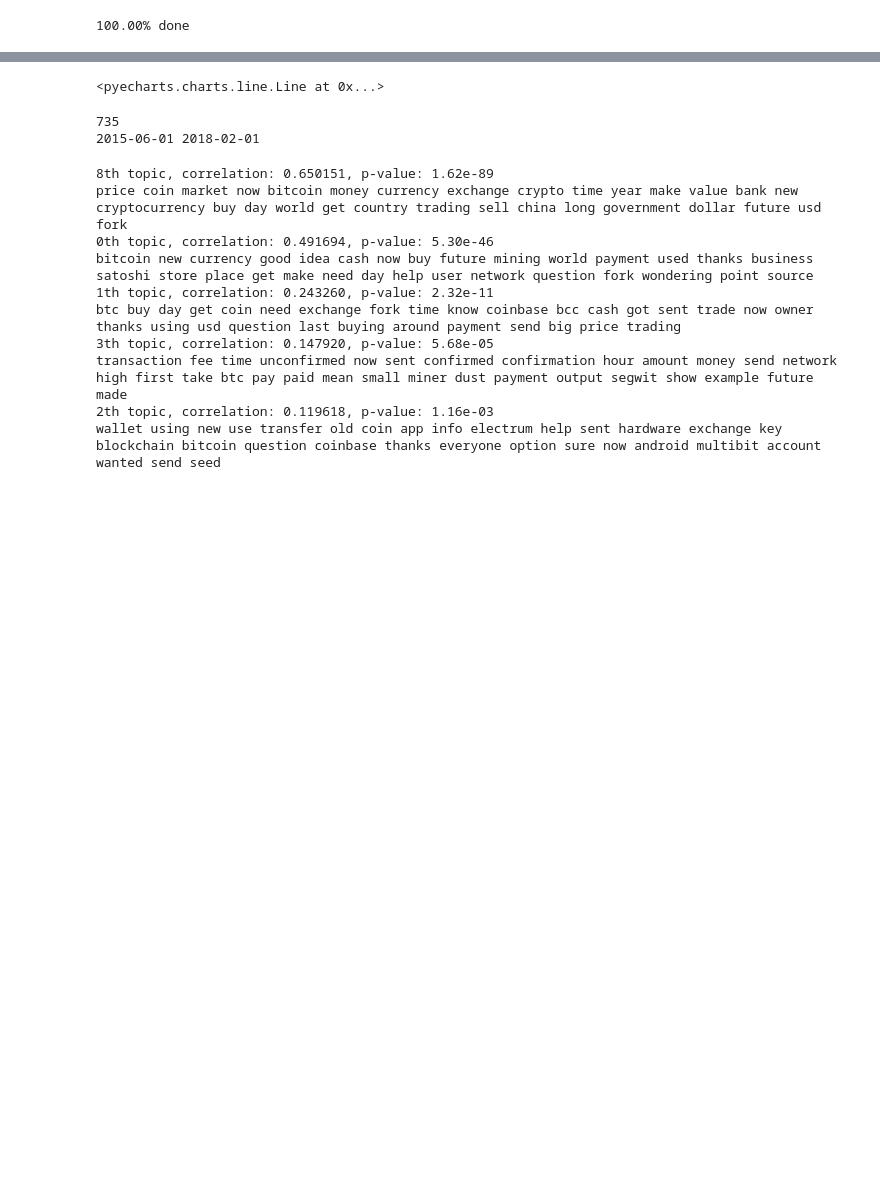
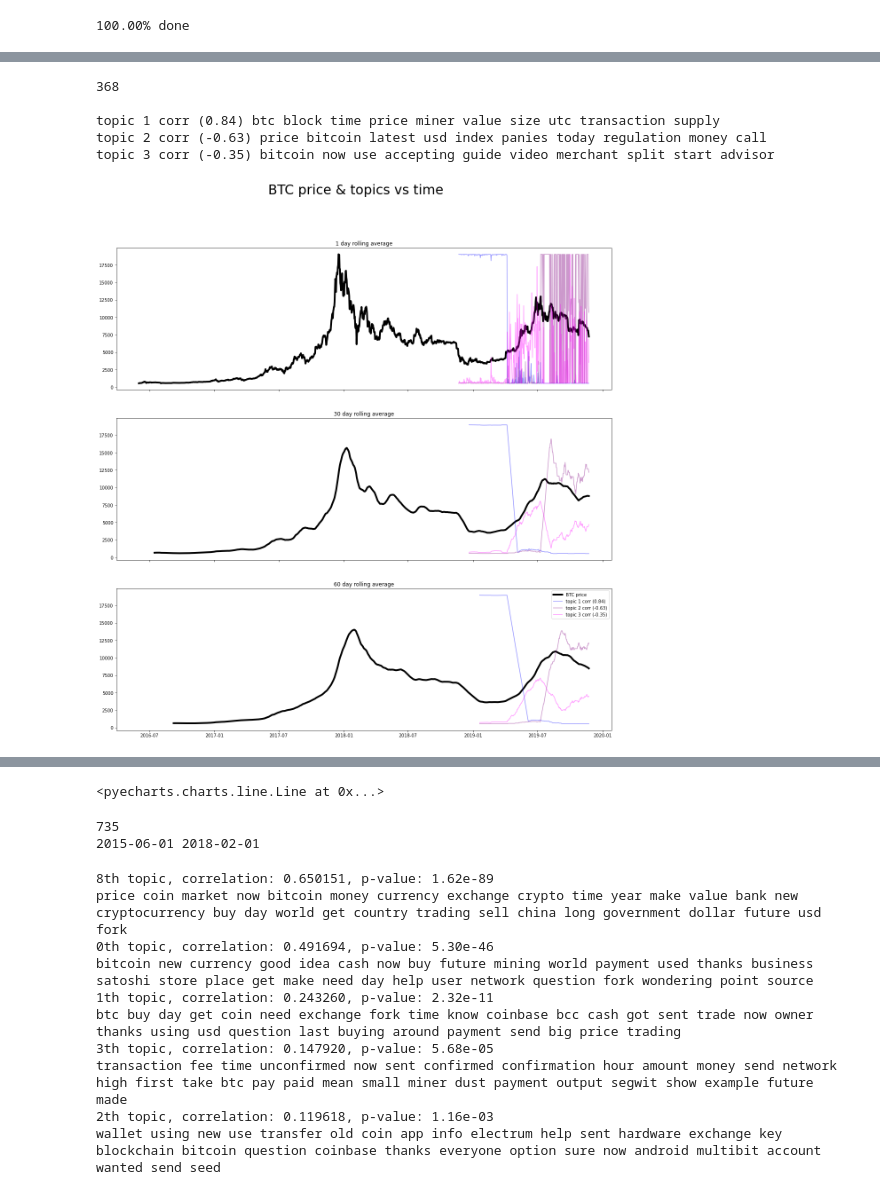
Before and after one commit to mdloucks/topic_modeling_research, a Jupyter notebook: topic_correlation.ipynb, the cells around one changed output, grey strips where cells are left out. Drawn from its saved outputs; the diff is of its cells as text; code cells hidden in the pictures; blank space fills up the shorter version.

```diff
--- a/topic_correlation.ipynb
+++ b/topic_correlation.ipynb
@@ -353,4 +409,15 @@ for top_user in top_users:
                     tdm[time_list_dict[time], voca2idx[word]] += 1
 
 tdm = normalize(tdm)
+# %%
+W, H = get_fitted_output(tdm, 10, 'nmf')
+# %%
+price_analysis(W, H, list(time_list_dict.values()))
+# %% [output]
+368
+
+topic 1 corr (0.84) btc block time price miner value size utc transaction supply
+topic 2 corr (-0.63) price bitcoin latest usd index panies today regulation money call
+topic 3 corr (-0.35) bitcoin now use accepting guide video merchant split start advisor
+[figure, added]
 # %%
```
Also changed, not shown: parts of 17 cells of this notebook, 1 other file.
